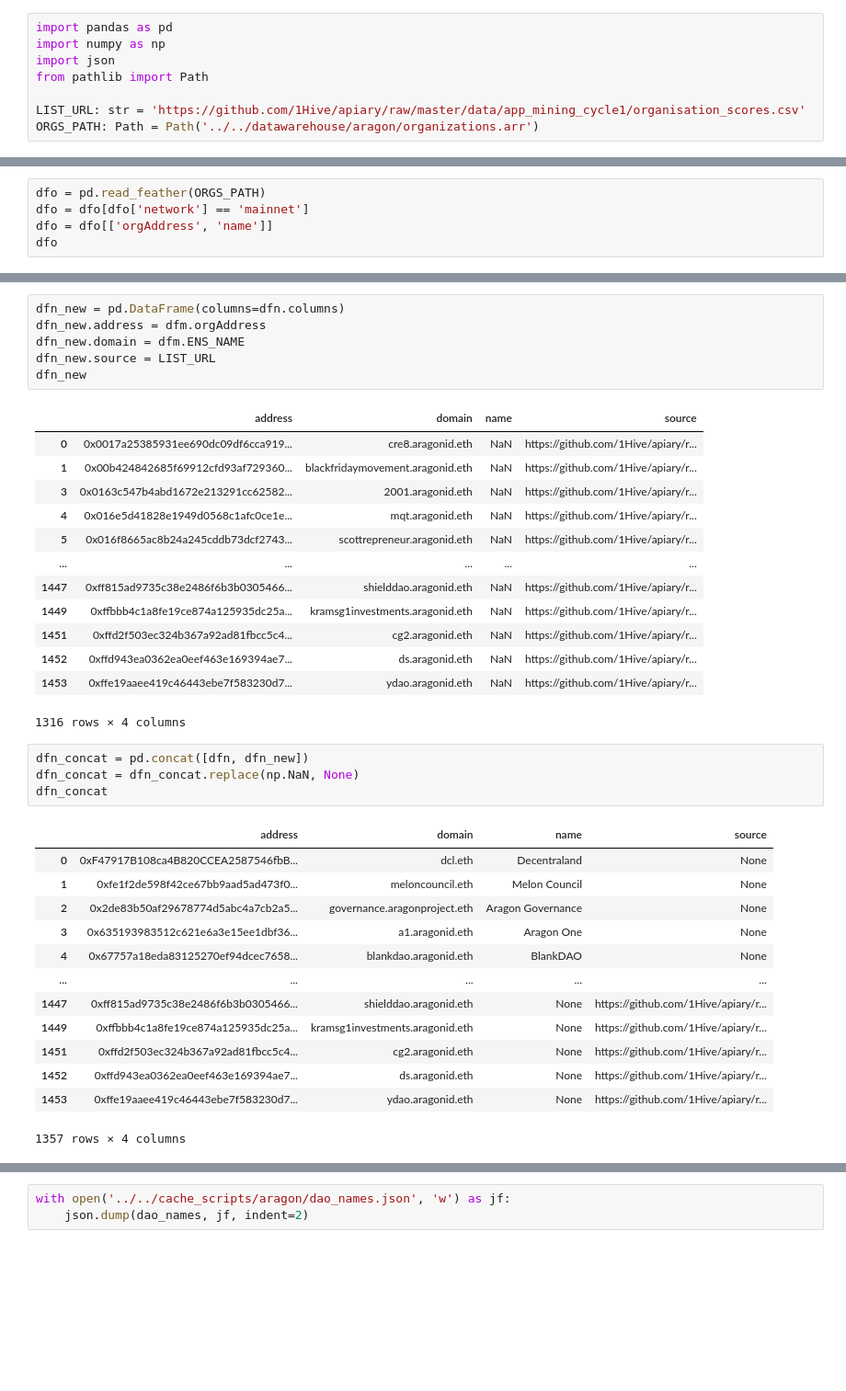
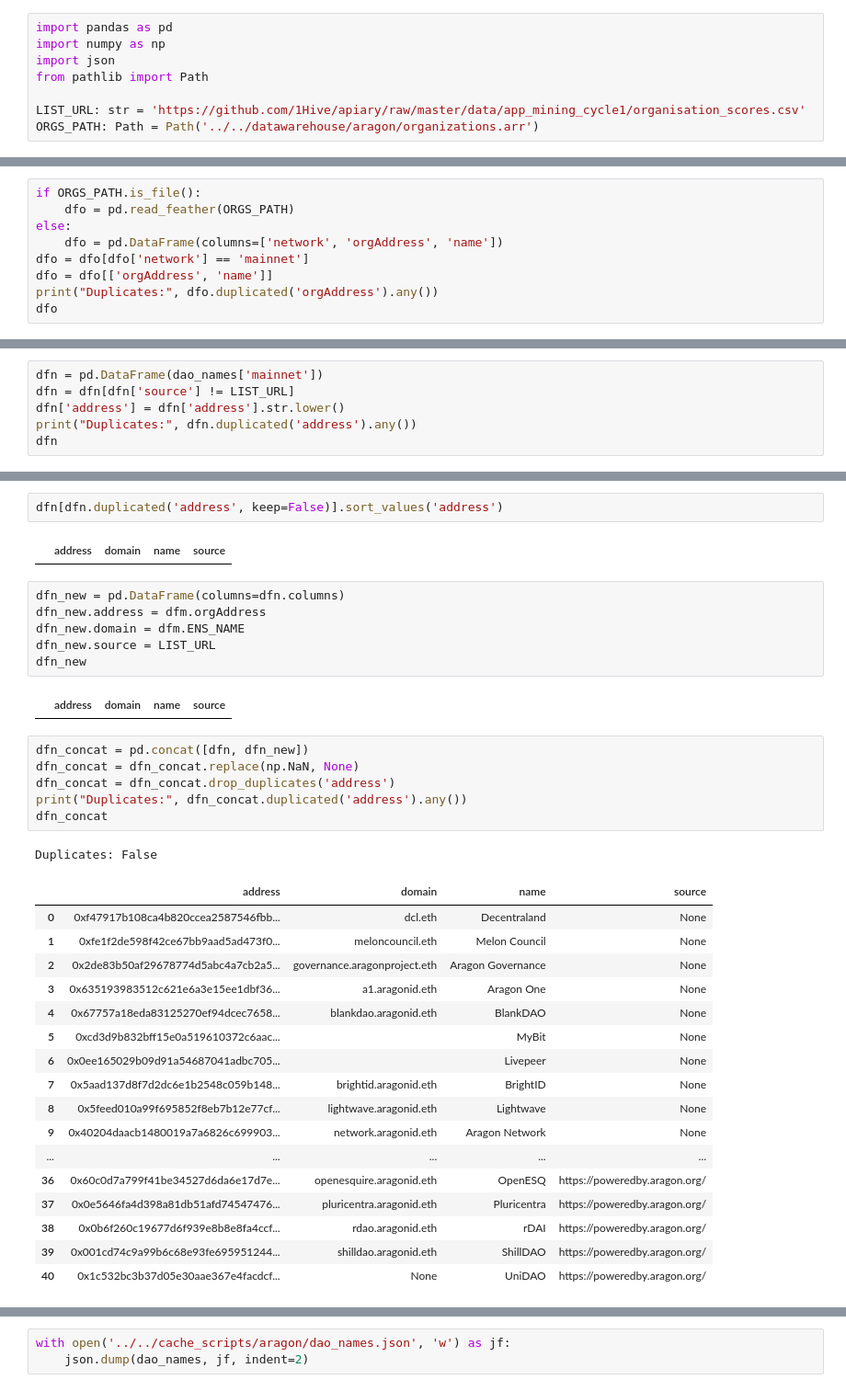
Before and after one commit to Grasia/dao-analyzer, a Jupyter notebook: scripts/archive/names.ipynb, the cells around one changed output, grey strips where cells are left out. Shown at 92% size. Saved outputs shown, nothing was run; the diff lists cells and outputs as text; blank space fills up the shorter version.

Commit message:
Removed duplicated names

```diff
--- a/scripts/archive/names.ipynb
+++ b/scripts/archive/names.ipynb
@@ -28,6 +30,10 @@ df
 # %%
-dfo = pd.read_feather(ORGS_PATH)
+if ORGS_PATH.is_file():
+    dfo = pd.read_feather(ORGS_PATH)
+else:
+    dfo = pd.DataFrame(columns=['network', 'orgAddress', 'name'])
 dfo = dfo[dfo['network'] == 'mainnet']
 dfo = dfo[['orgAddress', 'name']]
+print("Duplicates:", dfo.duplicated('orgAddress').any())
 dfo
 # %% [output]
@@ -107,0 +78,6 @@ dfn
+# %%
+dfn = pd.DataFrame(dao_names['mainnet'])
+dfn = dfn[dfn['source'] != LIST_URL]
+dfn['address'] = dfn['address'].str.lower()
+print("Duplicates:", dfn.duplicated('address').any())
+dfn
@@ -108,3 +103,7 @@ dfn
+# %%
+dfn[dfn.duplicated('address', keep=False)].sort_values('address')
+# %% [output]
+|  | address | domain | name | source |
 # %%
 dfn_new = pd.DataFrame(columns=dfn.columns)
 dfn_new.address = dfm.orgAddress
@@ -113,36 +112,31 @@ dfn_new.source = LIST_URL
 dfn_new
 # %% [output]
 |  | address | domain | name | source |
-| 0 | 0x0017a25385931ee690dc09df6cca919... | cre8.aragonid.eth | NaN | https://github.com/1Hive/apiary/r... |
-| 1 | 0x00b424842685f69912cfd93af729360... | blackfridaymovement.aragonid.eth | NaN | https://github.com/1Hive/apiary/r... |
-| 3 | 0x0163c547b4abd1672e213291cc62582... | 2001.aragonid.eth | NaN | https://github.com/1Hive/apiary/r... |
-| 4 | 0x016e5d41828e1949d0568c1afc0ce1e... | mqt.aragonid.eth | NaN | https://github.com/1Hive/apiary/r... |
-| 5 | 0x016f8665ac8b24a245cddb73dcf2743... | scottrepreneur.aragonid.eth | NaN | https://github.com/1Hive/apiary/r... |
-| ... | ... | ... | ... | ... |
-| 1447 | 0xff815ad9735c38e2486f6b3b0305466... | shielddao.aragonid.eth | NaN | https://github.com/1Hive/apiary/r... |
-| 1449 | 0xffbbb4c1a8fe19ce874a125935dc25a... | kramsg1investments.aragonid.eth | NaN | https://github.com/1Hive/apiary/r... |
-| 1451 | 0xffd2f503ec324b367a92ad81fbcc5c4... | cg2.aragonid.eth | NaN | https://github.com/1Hive/apiary/r... |
-| 1452 | 0xffd943ea0362ea0eef463e169394ae7... | ds.aragonid.eth | NaN | https://github.com/1Hive/apiary/r... |
-| 1453 | 0xffe19aaee419c46443ebe7f583230d7... | ydao.aragonid.eth | NaN | https://github.com/1Hive/apiary/r... |
-1316 rows × 4 columns
 # %%
 dfn_concat = pd.concat([dfn, dfn_new])
 dfn_concat = dfn_concat.replace(np.NaN, None)
+dfn_concat = dfn_concat.drop_duplicates('address')
+print("Duplicates:", dfn_concat.duplicated('address').any())
 dfn_concat
 # %% [output]
+Duplicates: False
 |  | address | domain | name | source |
-| 0 | 0xF47917B108ca4B820CCEA2587546fbB... | dcl.eth | Decentraland | None |
+| 0 | 0xf47917b108ca4b820ccea2587546fbb... | dcl.eth | Decentraland | None |
 | 1 | 0xfe1f2de598f42ce67bb9aad5ad473f0... | meloncouncil.eth | Melon Council | None |
 | 2 | 0x2de83b50af29678774d5abc4a7cb2a5... | governance.aragonproject.eth | Aragon Governance | None |
 | 3 | 0x635193983512c621e6a3e15ee1dbf36... | a1.aragonid.eth | Aragon One | None |
 | 4 | 0x67757a18eda83125270ef94dcec7658... | blankdao.aragonid.eth | BlankDAO | None |
+| 5 | 0xcd3d9b832bff15e0a519610372c6aac... |  | MyBit | None |
+| 6 | 0x0ee165029b09d91a54687041adbc705... |  | Livepeer | None |
+| 7 | 0x5aad137d8f7d2dc6e1b2548c059b148... | brightid.aragonid.eth | BrightID | None |
+| 8 | 0x5feed010a99f695852f8eb7b12e77cf... | lightwave.aragonid.eth | Lightwave | None |
+| 9 | 0x40204daacb1480019a7a6826c699903... | network.aragonid.eth | Aragon Network | None |
 | ... | ... | ... | ... | ... |
-| 1447 | 0xff815ad9735c38e2486f6b3b0305466... | shielddao.aragonid.eth | None | https://github.com/1Hive/apiary/r... |
-| 1449 | 0xffbbb4c1a8fe19ce874a125935dc25a... | kramsg1investments.aragonid.eth | None | https://github.com/1Hive/apiary/r... |
-| 1451 | 0xffd2f503ec324b367a92ad81fbcc5c4... | cg2.aragonid.eth | None | https://github.com/1Hive/apiary/r... |
-| 1452 | 0xffd943ea0362ea0eef463e169394ae7... | ds.aragonid.eth | None | https://github.com/1Hive/apiary/r... |
-| 1453 | 0xffe19aaee419c46443ebe7f583230d7... | ydao.aragonid.eth | None | https://github.com/1Hive/apiary/r... |
+| 36 | 0x60c0d7a799f41be34527d6da6e17d7e... | openesquire.aragonid.eth | OpenESQ | https://poweredby.aragon.org/ |
+| 37 | 0x0e5646fa4d398a81db51afd74547476... | pluricentra.aragonid.eth | Pluricentra | https://poweredby.aragon.org/ |
+| 38 | 0x0b6f260c19677d6f939e8b8e8fa4ccf... | rdao.aragonid.eth | rDAI | https://poweredby.aragon.org/ |
+| 39 | 0x001cd74c9a99b6c68e93fe695951244... | shilldao.aragonid.eth | ShillDAO | https://poweredby.aragon.org/ |
+| 40 | 0x1c532bc3b37d05e30aae367e4facdcf... | None | UniDAO | https://poweredby.aragon.org/ |
-1357 rows × 4 columns
 # %%
 dfn_concat2 = dfn_concat.copy()
 dfn_concat2['name'] = dfn_concat2['name'].fillna(dfn_concat2['domain'])
```
Also changed, not shown: parts of 9 cells of this notebook, 1 other file.
